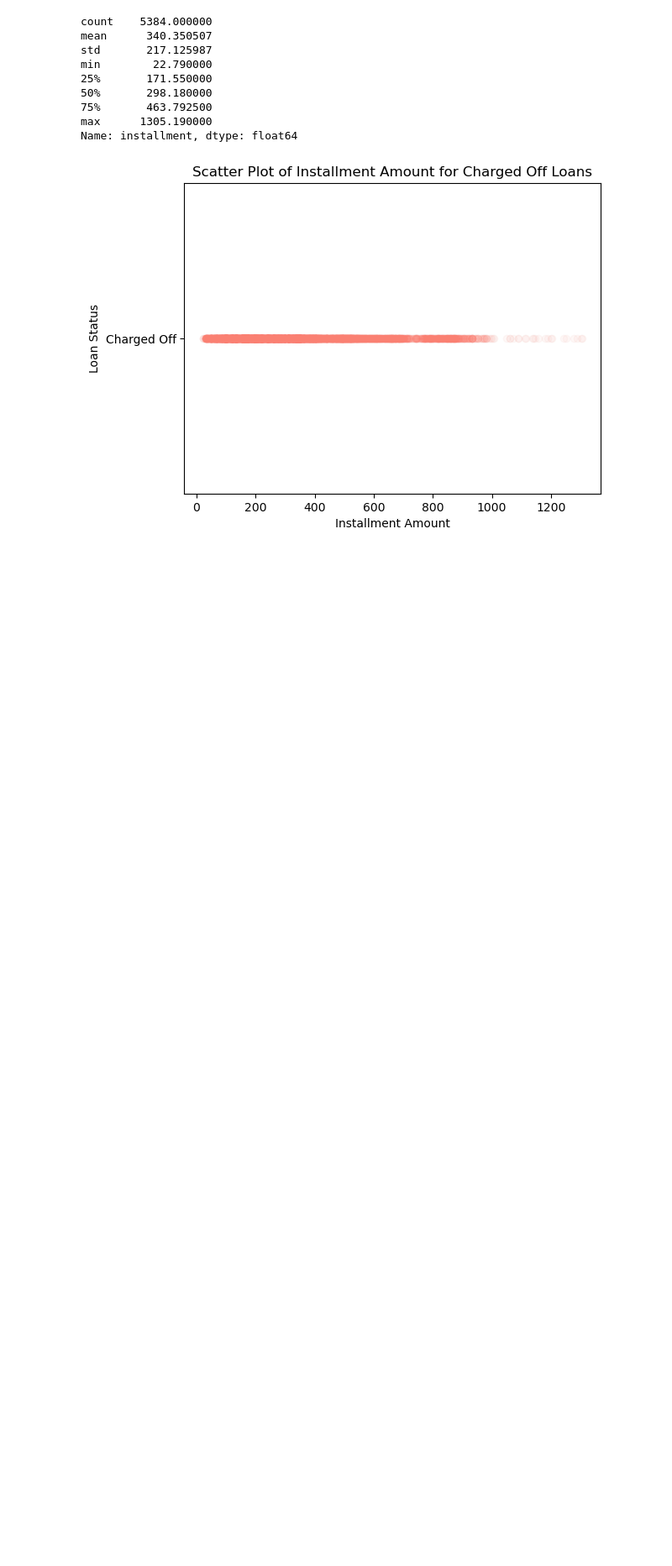
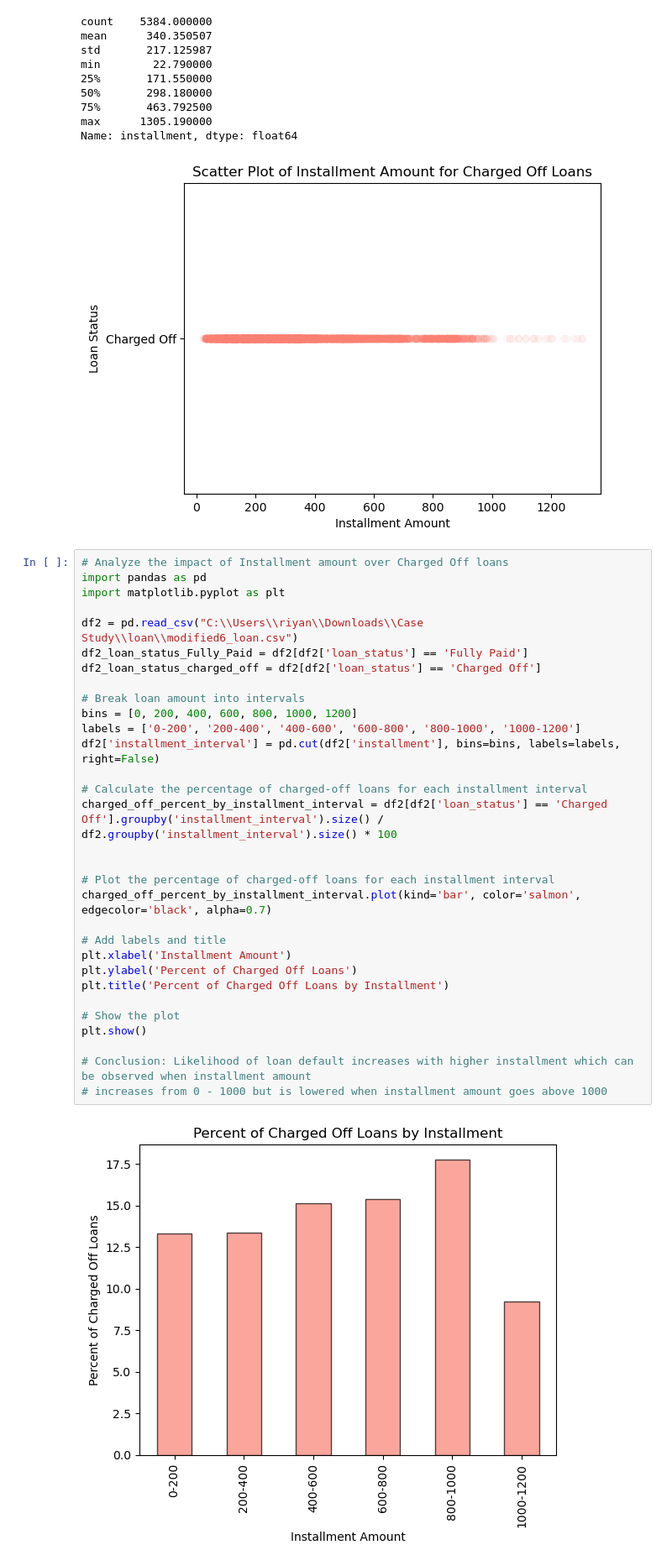
Before and after one commit to ashandish/Lending_Club_Case_Study, a Jupyter notebook: Ashish_Kumar_Sharma.ipynb, the cells around one changed output. Shown at 84% size. Drawn from its saved outputs; the diff is of its cells as text; blank space fills up the shorter version.

```diff
--- a/Ashish_Kumar_Sharma.ipynb
+++ b/Ashish_Kumar_Sharma.ipynb
@@ -434,6 +434,39 @@ min        22.790000
 max      1305.190000
 Name: installment, dtype: float64
 [figure]
+# %%
+# Analyze the impact of Installment amount over Charged Off loans
+import pandas as pd
+import matplotlib.pyplot as plt
+
+df2 = pd.read_csv("C:\\Users\\riyan\\Downloads\\Case Study\\loan\\modified6_loan.csv")
+df2_loan_status_Fully_Paid = df2[df2['loan_status'] == 'Fully Paid']
+df2_loan_status_charged_off = df2[df2['loan_status'] == 'Charged Off']
+
+# Break loan amount into intervals
+bins = [0, 200, 400, 600, 800, 1000, 1200]
+labels = ['0-200', '200-400', '400-600', '600-800', '800-1000', '1000-1200']
+df2['installment_interval'] = pd.cut(df2['installment'], bins=bins, labels=labels, right=False)
+
+# Calculate the percentage of charged-off loans for each installment interval
+charged_off_percent_by_installment_interval = df2[df2['loan_status'] == 'Charged Off'].groupby('installment_interval').size() / df2.groupby('installment_interval').size() * 100
+
+
+# Plot the percentage of charged-off loans for each installment interval
+charged_off_percent_by_installment_interval.plot(kind='bar', color='salmon', edgecolor='black', alpha=0.7)
+
+# Add labels and title
+plt.xlabel('Installment Amount')
+plt.ylabel('Percent of Charged Off Loans')
+plt.title('Percent of Charged Off Loans by Installment')
+
+# Show the plot
+plt.show()
+
+# Conclusion: Likelihood of loan default increases with higher installment which can be observed when installment amount
+# increases from 0 - 1000 but is lowered when installment amount goes above 1000
+# %% [output]
+[figure, added]
 # %%
 #Draw chart illustrating percent of bad loans as per employment length
 import pandas as pd
```
Also changed, not shown: parts of 4 cells of this notebook.
